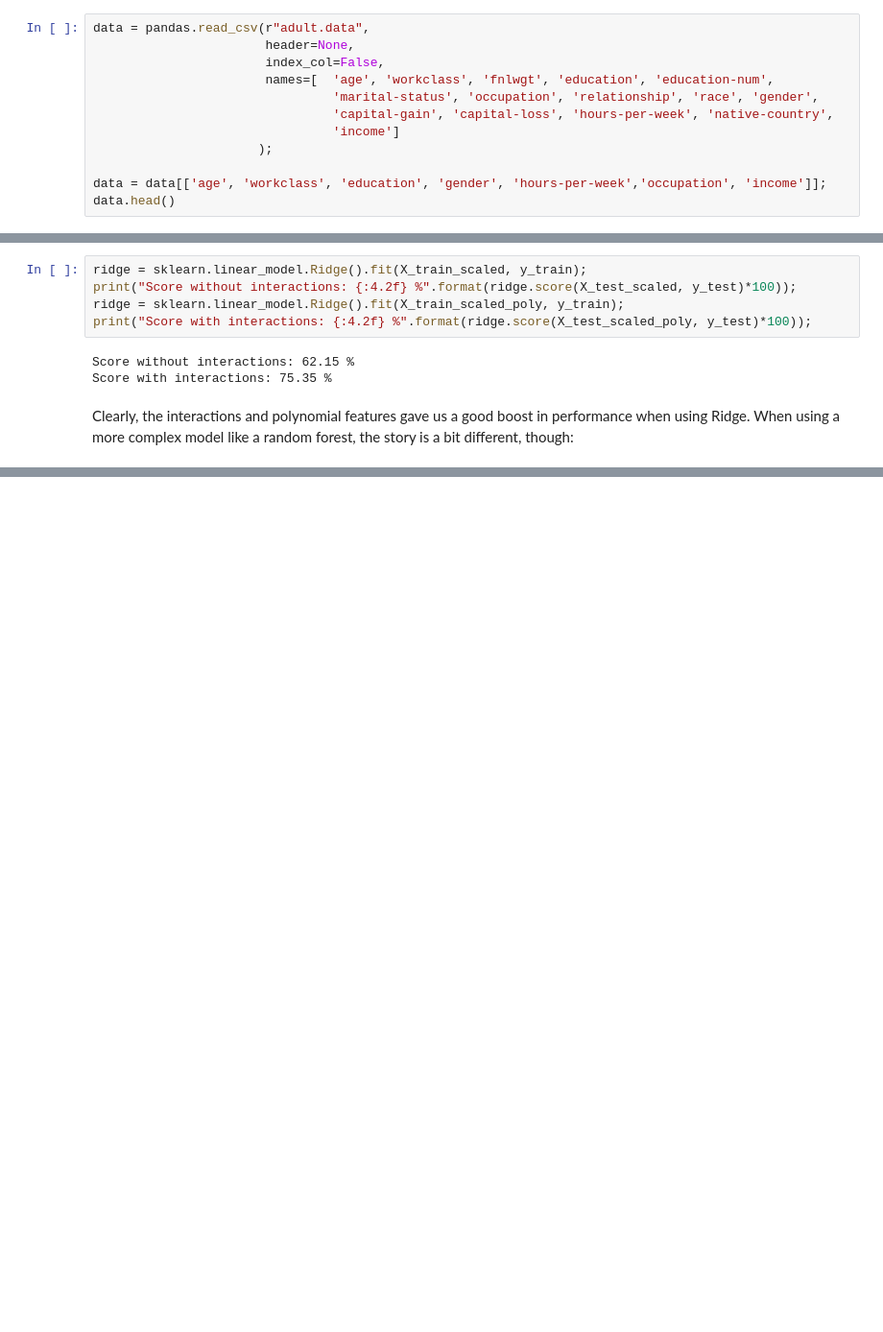
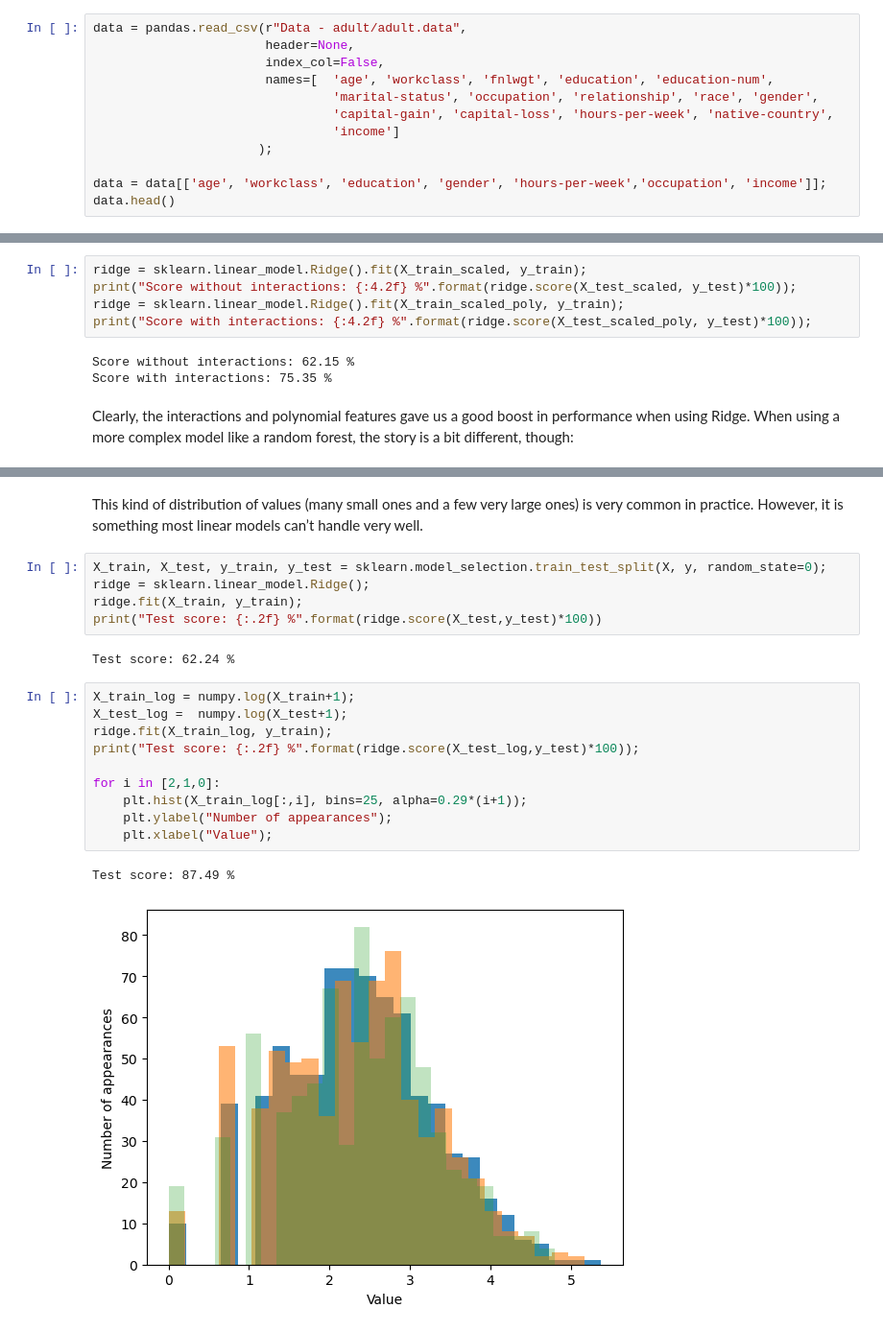
Before and after one commit to WilcoJohn/Progress-ML, a Jupyter notebook: CHP4-DataRep&EngFeatures/4.1CategoricalValues.ipynb, the cells around one changed output, grey strips where cells are left out. Shown at 96% size. Drawn from its saved outputs; the diff is of its cells as text; blank space fills up the shorter version.

```diff
--- a/CHP4-DataRep&EngFeatures/4.1CategoricalValues.ipynb
+++ b/CHP4-DataRep&EngFeatures/4.1CategoricalValues.ipynb
@@ -15,7 +15,7 @@ import mpl_toolkits.mplot3d as plt3dd
 # %% [markdown]
 # Categorical Values
 # %%
-data = pandas.read_csv(r"adult.data",
+data = pandas.read_csv(r"Data - adult/adult.data",
                        header=None,
                        index_col=False,
                        names=[  'age', 'workclass', 'fnlwgt', 'education', 'education-num',
@@ -356,0 +383,22 @@ Score with interactions: 76.566
+# %% [markdown]
+This kind of distribution of values (many small ones and a few very large ones) is very common in practice. However, it is something most linear models can’t handle very well.
+# %%
+X_train, X_test, y_train, y_test = sklearn.model_selection.train_test_split(X, y, random_state=0);
+ridge = sklearn.linear_model.Ridge();
+ridge.fit(X_train, y_train);
+print("Test score: {:.2f} %".format(ridge.score(X_test,y_test)*100))
+# %% [output]
+Test score: 62.24 %
+# %%
+X_train_log = numpy.log(X_train+1);
+X_test_log =  numpy.log(X_test+1);
+ridge.fit(X_train_log, y_train);
+print("Test score: {:.2f} %".format(ridge.score(X_test_log,y_test)*100));
+
+for i in [2,1,0]:
+    plt.hist(X_train_log[:,i], bins=25, alpha=0.29*(i+1));
+    plt.ylabel("Number of appearances");
+    plt.xlabel("Value");
+# %% [output]
+Test score: 87.49 %
+[figure, added]
```
Also changed, not shown: parts of 7 cells of this notebook, 1 other file.
